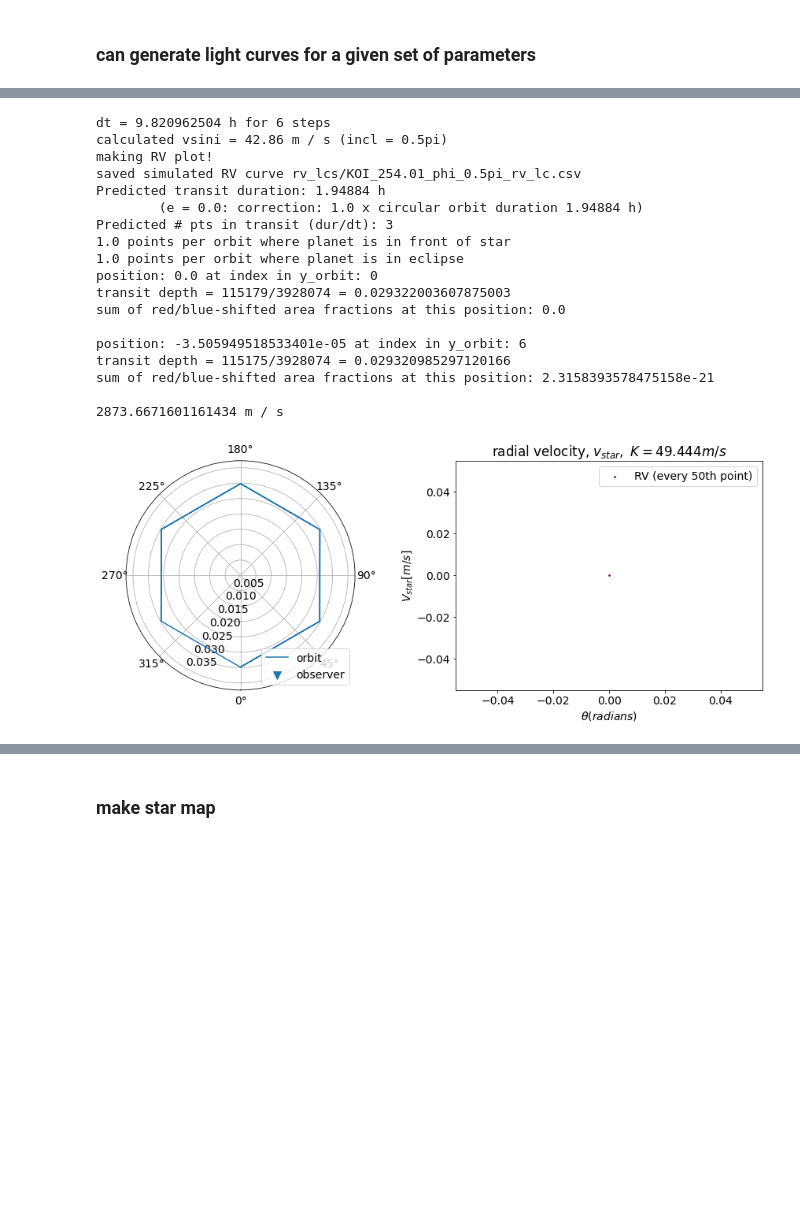
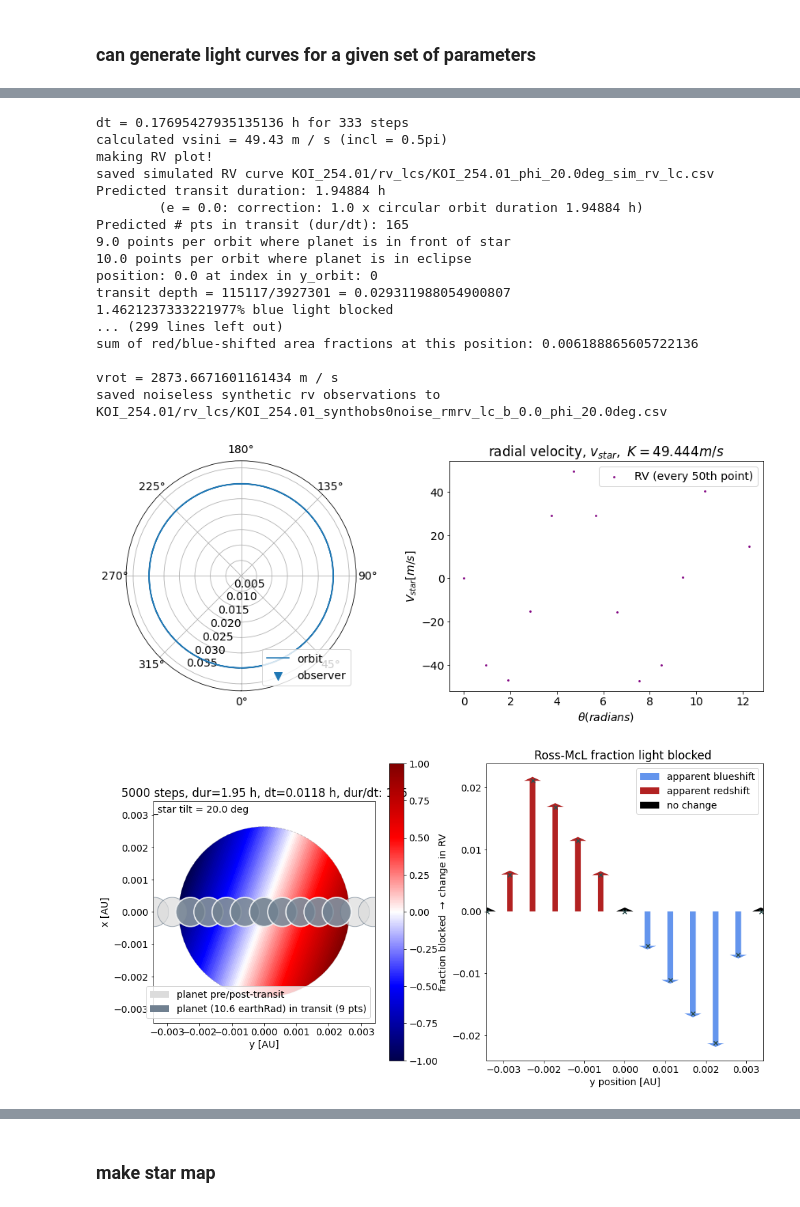
Before and after one commit to namagu/rossiter-mclaughlin-coaddventure, a Jupyter notebook: rv_from_scratch.ipynb, the cells around one changed output, grey strips where cells are left out. Cells and saved outputs as stored; diff of their text form; code cells hidden in the pictures; blank space fills up the shorter version.

```diff
--- a/rv_from_scratch.ipynb
+++ b/rv_from_scratch.ipynb
@@ -567,7 +693,7 @@ r0 = a * (1 - e)  # initial planet position, default: periastron
 
 
 # initialize kepler solving
-n = 100         # number of steps
+n = 5000         # number of steps
 nP = 2            # number of periodts the time goes for
 # %% [markdown]
 ### can generate light curves for a given set of parameters
@@ -597,28 +730,45 @@ sum of red/blue-shifted area fractions at this position: 1.3222300478318682e-18
 # %%
 # estimate observed measurements
 t_obs, ro, thetaso, xo, yo, zo = kepler_solver(n//15, P, nP, theta0, r0, 0.01)
 
 rmrv_obs = predict_rm(t_obs, ro, thetaso, xo,yo,zo)
+
+# output R-M RV curve for observation with NO NOISE
+header = f"""Planet: Rp = {rp}, M_p = {mp}
+Star: Rstar = {rstar}, Mstar = {mstar}, P_rot = {Pstar}
+Orbit: P = {P.to(u.d)}, dur = {dur:.6}, a = {a:.6}, b = {b}, i = {incl:.3} omega = {omega:.3}
+
+time [d],radial velocity [m/s],theta [rad]"""
+
+# pack up the synthetic observations
+obs_rv_lc = np.array(list(zip(t_obs.to(u.day).value, rmrv_obs.value, thetaso)))
+# save to csv
+filename=f"{folder}/rv_lcs/KOI_{koi}_synthobs0noise_rmrv_lc_b_{b}_phi_{phi_star*180/np.pi:.3}deg.csv"
+np.savetxt(filename, obs_rv_lc,
+           fmt="%.8f",
+           delimiter=",",
+           header=header)
+print(f"saved noiseless synthetic rv observations to {filename}")
 # %% [output]
-dt = 9.820962504 h for 6 steps
-calculated vsini = 42.86 m / s (incl = 0.5pi)
+dt = 0.17695427935135136 h for 333 steps
+calculated vsini = 49.43 m / s (incl = 0.5pi)
 making RV plot!
-saved simulated RV curve rv_lcs/KOI_254.01_phi_0.5pi_rv_lc.csv
+saved simulated RV curve KOI_254.01/rv_lcs/KOI_254.01_phi_20.0deg_sim_rv_lc.csv
 Predicted transit duration: 1.94884 h
         (e = 0.0: correction: 1.0 x circular orbit duration 1.94884 h)
-Predicted # pts in transit (dur/dt): 3
-1.0 points per orbit where planet is in front of star
-1.0 points per orbit where planet is in eclipse
+Predicted # pts in transit (dur/dt): 165
+9.0 points per orbit where planet is in front of star
+10.0 points per orbit where planet is in eclipse
 position: 0.0 at index in y_orbit: 0
-transit depth = 115179/3928074 = 0.029322003607875003
-sum of red/blue-shifted area fractions at this position: 0.0
+transit depth = 115117/3927301 = 0.029311988054900807
+1.4621237333221977% blue light blocked
+... (299 lines left out)
+sum of red/blue-shifted area fractions at this position: 0.006188865605722136
 
-position: -3.505949518533401e-05 at index in y_orbit: 6
-transit depth = 115175/3928074 = 0.029320985297120166
-sum of red/blue-shifted area fractions at this position: 2.3158393578475158e-21
-
-2873.6671601161434 m / s
+vrot = 2873.6671601161434 m / s
+saved noiseless synthetic rv observations to KOI_254.01/rv_lcs/KOI_254.01_synthobs0noise_rmrv_lc_b_0.0_phi_20.0deg.csv
-[figure, old version]
+[figure, new version]
+[figure, added]
 # %%
 ## set error parameters (from MAROON-X, Jenn Burt)
 sigma_phot = 1.7   # RV photon uncertainty [m/s]
```
Also changed, not shown: parts of 31 cells of this notebook, 1 other file.
